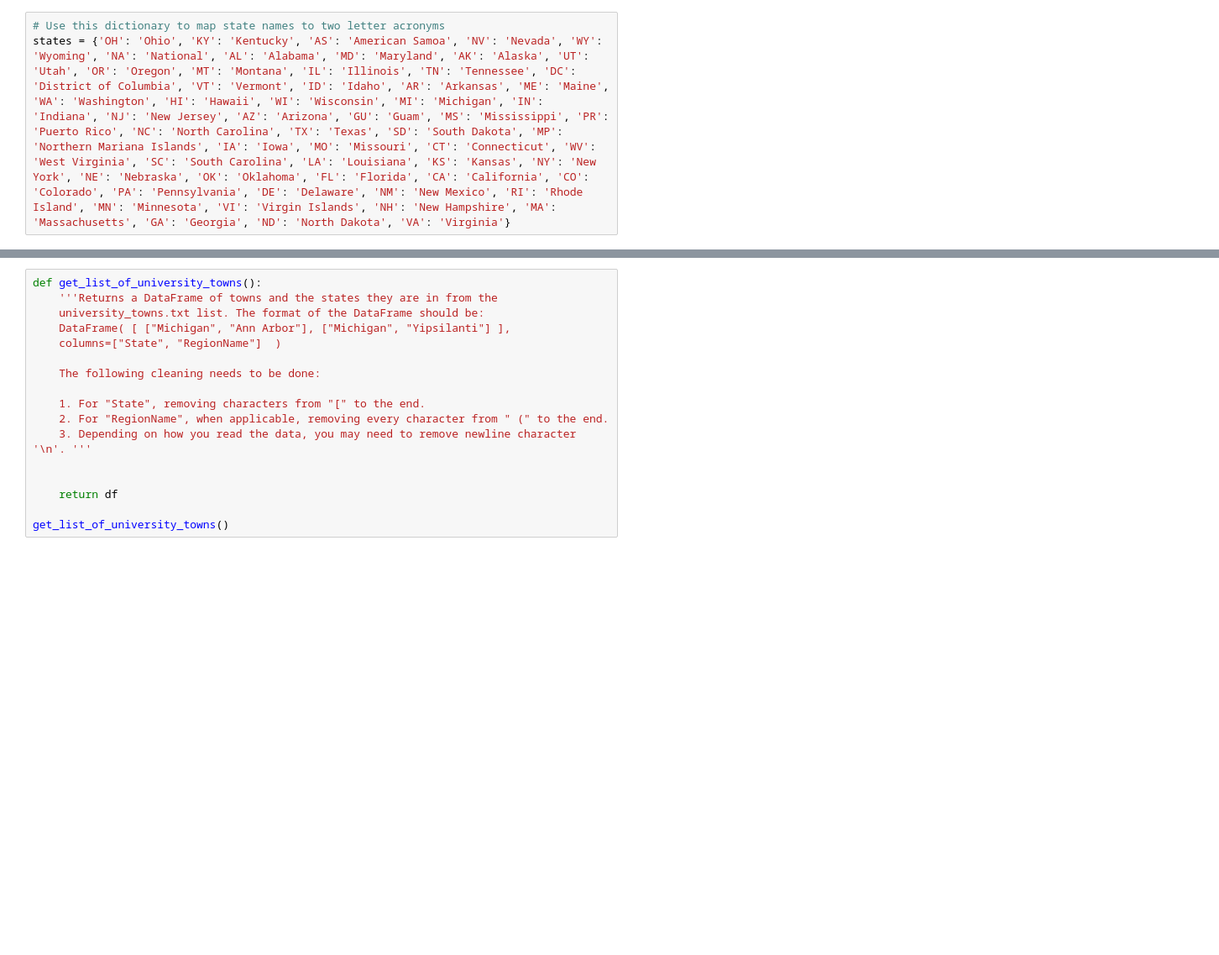
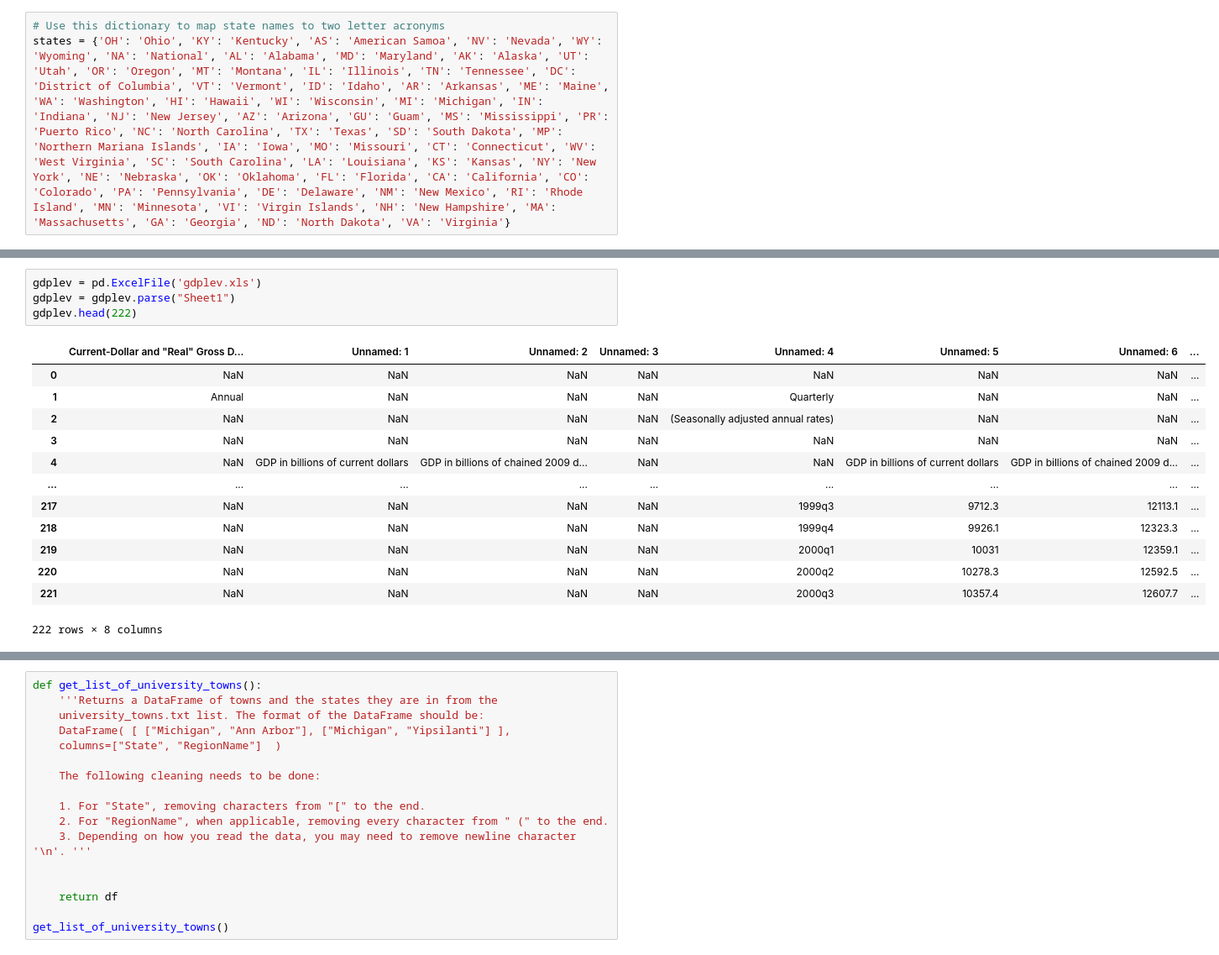
Before and after one commit to aicharya/DSA_Python, a Jupyter notebook: HypothesisTestingAssignment4_AnswersWithoutCode(CMB Summission)-.ipynb, the cells around one changed output, grey strips where cells are left out. Shown at 84% size. Cells and saved outputs as stored; diff of their text form; blank space fills up the shorter version.

```diff
--- a/HypothesisTestingAssignment4_AnswersWithoutCode(CMB Summission)-.ipynb
+++ b/HypothesisTestingAssignment4_AnswersWithoutCode(CMB Summission)-.ipynb
@@ -27,0 +66,18 @@ states = {'OH': 'Ohio', 'KY': 'Kentucky', 'AS': 'American Samoa', 'NV': 'Nevada'
+# %%
+gdplev = pd.ExcelFile('gdplev.xls')
+gdplev = gdplev.parse("Sheet1")
+gdplev.head(222)
+# %% [output]
+|  | Current-Dollar and "Real" Gross D... | Unnamed: 1 | Unnamed: 2 | Unnamed: 3 | Unnamed: 4 | Unnamed: 5 | Unnamed: 6 | ... |
+| 0 | NaN | NaN | NaN | NaN | NaN | NaN | NaN | ... |
+| 1 | Annual | NaN | NaN | NaN | Quarterly | NaN | NaN | ... |
+| 2 | NaN | NaN | NaN | NaN | (Seasonally adjusted annual rates) | NaN | NaN | ... |
+| 3 | NaN | NaN | NaN | NaN | NaN | NaN | NaN | ... |
+| 4 | NaN | GDP in billions of current dollars | GDP in billions of chained 2009 d... | NaN | NaN | GDP in billions of current dollars | GDP in billions of chained 2009 d... | ... |
+| ... | ... | ... | ... | ... | ... | ... | ... | ... |
+| 217 | NaN | NaN | NaN | NaN | 1999q3 | 9712.3 | 12113.1 | ... |
+| 218 | NaN | NaN | NaN | NaN | 1999q4 | 9926.1 | 12323.3 | ... |
+| 219 | NaN | NaN | NaN | NaN | 2000q1 | 10031 | 12359.1 | ... |
+| 220 | NaN | NaN | NaN | NaN | 2000q2 | 10278.3 | 12592.5 | ... |
+| 221 | NaN | NaN | NaN | NaN | 2000q3 | 10357.4 | 12607.7 | ... |
+222 rows × 8 columns
```
Also changed, not shown: parts of 6 cells of this notebook.
